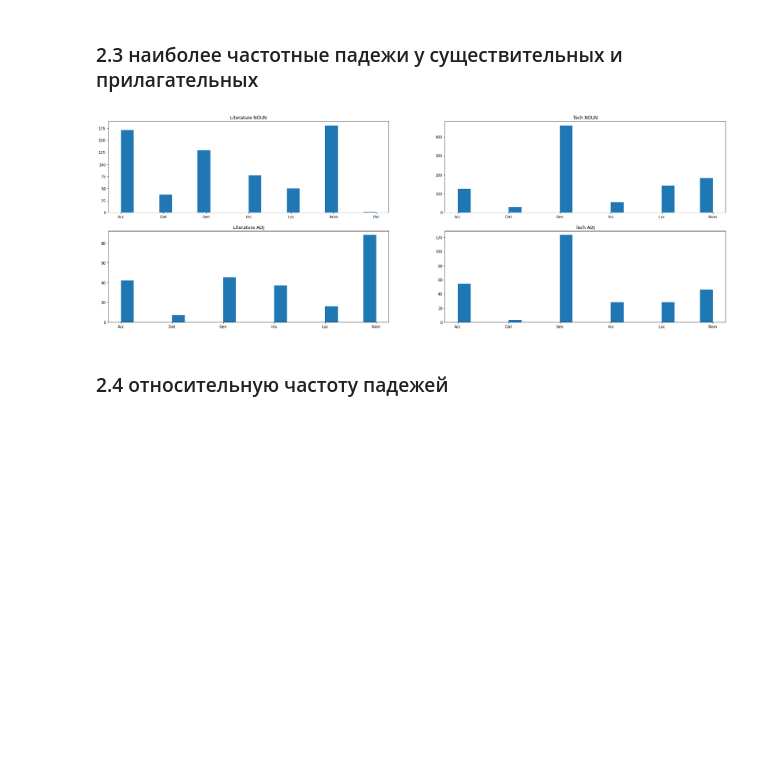
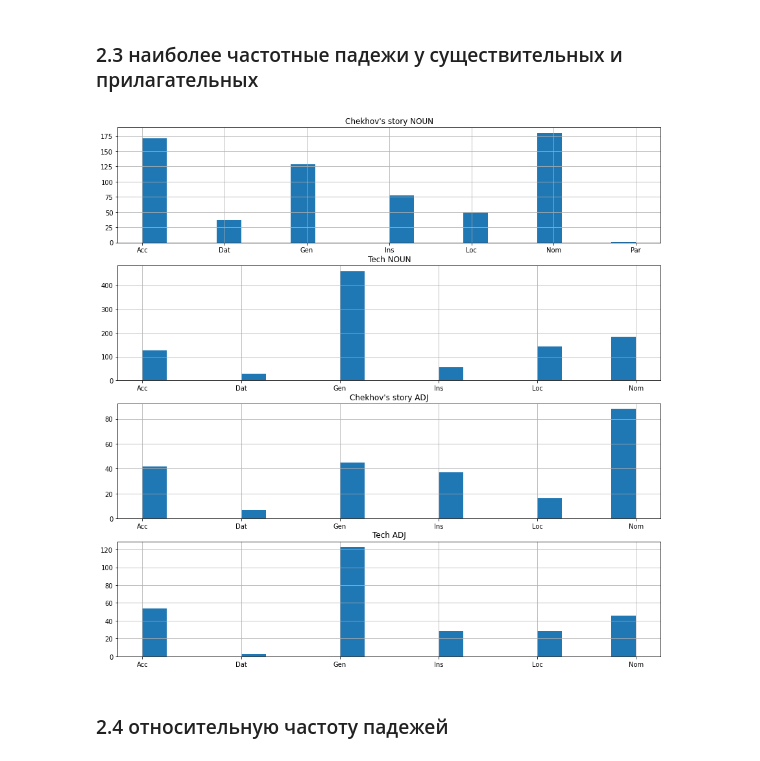
Before and after one commit to dkagramanyan/comp_ling, a Jupyter notebook: hw1/hw1.ipynb, the cells around one changed output. Saved outputs shown, nothing was run; the diff lists cells and outputs as text; code cells hidden in the pictures; blank space fills up the shorter version.

```diff
--- a/hw1/hw1.ipynb
+++ b/hw1/hw1.ipynb
@@ -17,7 +17,7 @@ text_tech=open('tech.txt','r',encoding='utf-8').readlines()[0]
 ### 1.1 общее число словоупотреблений
 # %%
 text='То вернувшийся и встревоженный муж искал по деревне свою жену. А с огородов слышался в это время несдерживаемый смех: жена забылась, опьянела и счастием нескольких часов старалась наверстать ожидавшую ее назавтра муку.'
-doc = Doc(text_litr)
+doc = Doc(text_tech)
 
 doc.segment(segmenter)
 doc.tag_morph(morph_tagger)
@@ -115,43 +116,50 @@ for sent in doc_tech.sents:
         if token.pos=='NOUN':
             case=token.feats.get('Case')
             if case is not None:
                 case_tech_noun.append(case)
 
 case_litr_adj=[]
 for sent in doc_litr.sents:
     for token in sent.morph.tokens:
         if token.pos=='ADJ':
             case=token.feats.get('Case')
             if case is not None:
                 case_litr_adj.append(case)
 
 case_tech_adj=[]
 for sent in doc_tech.sents:
     for token in sent.morph.tokens:
         if token.pos=='ADJ' :
             case=token.feats.get('Case')
             if case is not None:
                 case_tech_adj.append(case)
 
 case_litr_noun=np.sort(case_litr_noun)
 case_tech_noun=np.sort(case_tech_noun)
 
 case_litr_adj=np.sort(case_litr_adj)
 case_tech_adj=np.sort(case_tech_adj)
 
-fig,axes=plt.subplots(nrows=2,ncols=2,figsize=(30,10))
-axes[0,0].hist(case_litr_noun,bins=20)
-axes[0,0].set_title('Literature NOUN')
-axes[0,1].hist(case_tech_noun,bins=20)
-axes[0,1].set_title('Tech NOUN')
-axes[1,0].hist(case_litr_adj,bins=20)
-axes[1,0].set_title('Literature ADJ')
-axes[1,1].hist(case_tech_adj,bins=20)
-axes[1,1].set_title('Tech ADJ')
+fig,axes=plt.subplots(nrows=4,ncols=1,figsize=(15,15))
+axes[0].hist(case_litr_noun,bins=20)
+axes[0].grid(True)
+axes[0].set_title('Сhekhov\'s story NOUN')
+axes[1].hist(case_tech_noun,bins=20)
+axes[1].set_title('Tech NOUN')
+axes[1].grid(True)
+axes[2].hist(case_litr_adj,bins=20)
+axes[2].set_title('Сhekhov\'s story ADJ')
+axes[2].grid(True)
+axes[3].hist(case_tech_adj,bins=20)
+axes[3].set_title('Tech ADJ')
+axes[3].grid(True)
 
+
+plt.savefig('23.png')
+# plt.grid(True)
 plt.show()
 # %% [output]
-[figure, old version]
+[figure, new version]
 # %% [markdown]
 ### 2.4 относительную частоту падежей
 # %%
```
Also changed, not shown: parts of 9 cells of this notebook.
